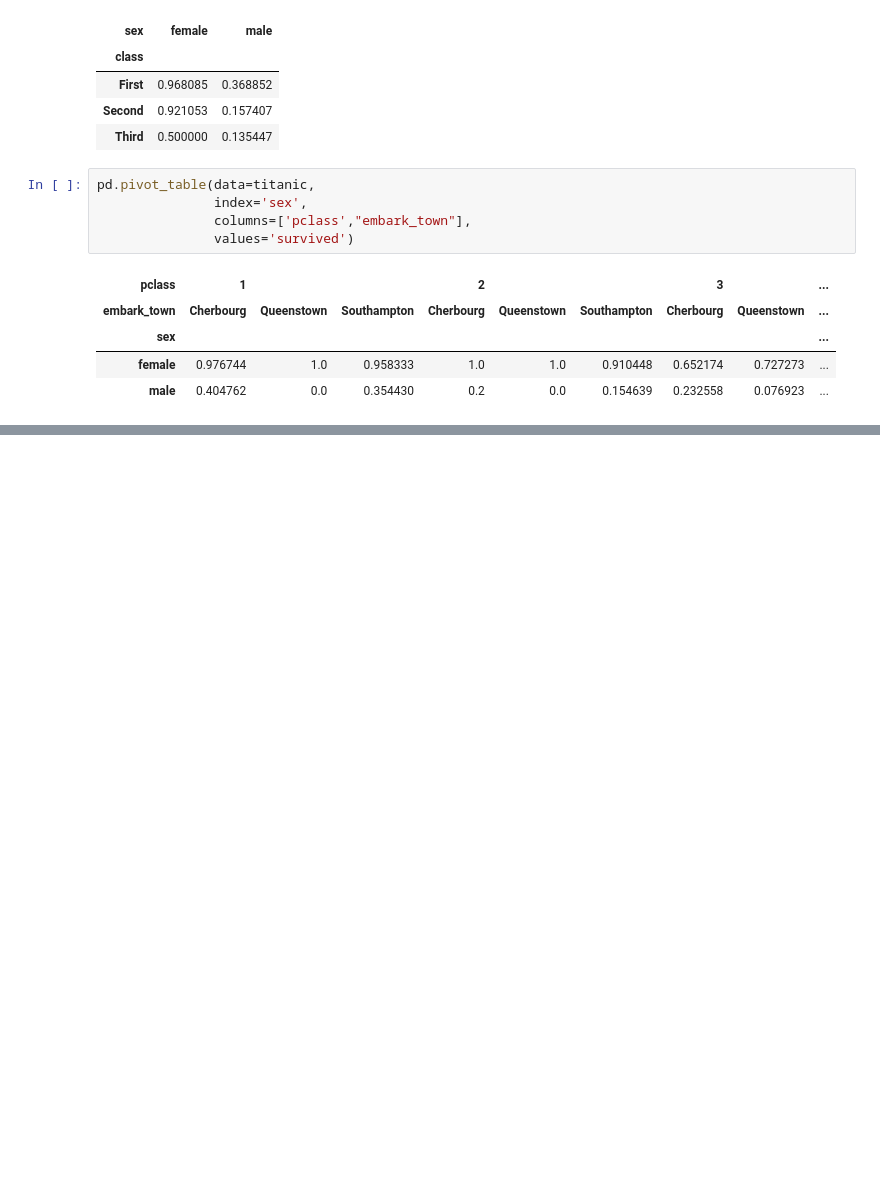
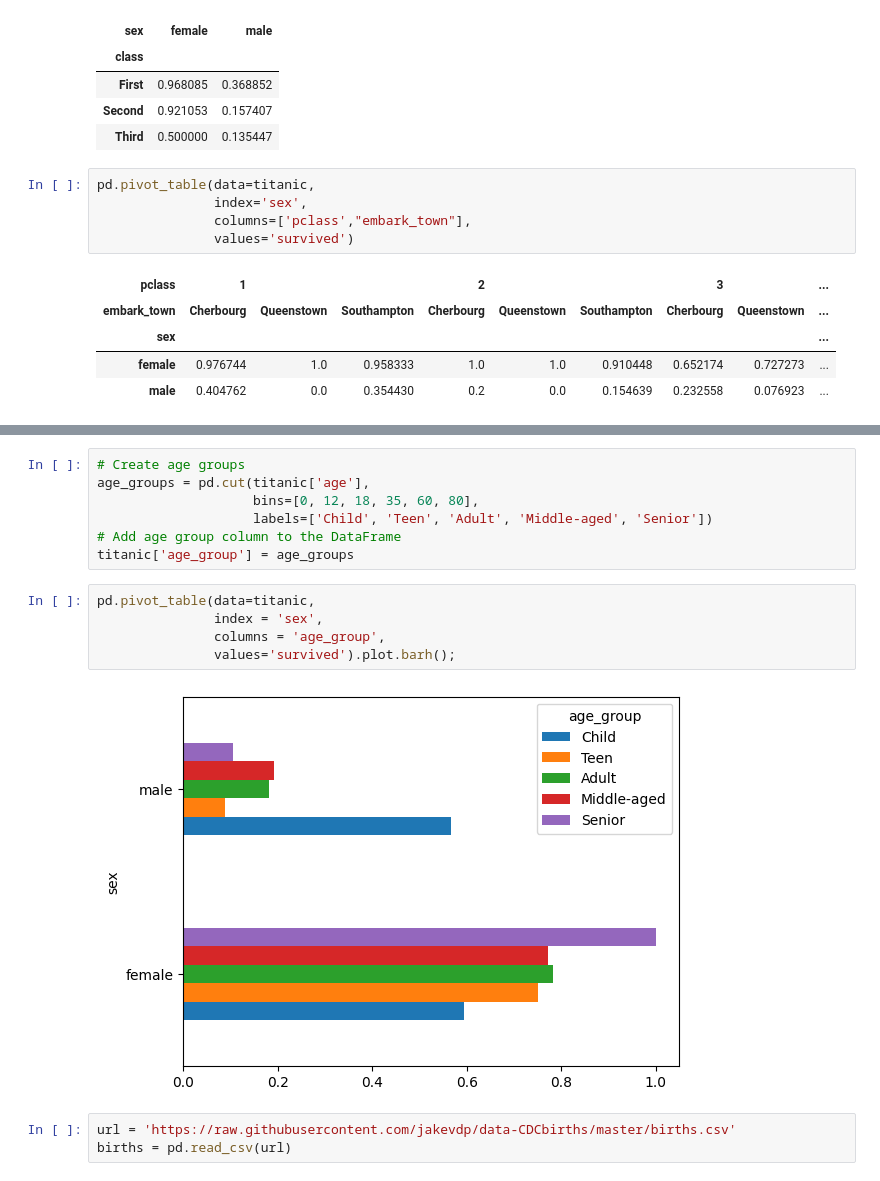
Before and after one commit to ntlong81/Finacial_bigdata_analysis_BFT64, a Jupyter notebook: Lecture_10.ipynb, the cells around one changed output, grey strips where cells are left out. Saved outputs shown, nothing was run; the diff lists cells and outputs as text; blank space fills up the shorter version.

```diff
--- a/Lecture_10.ipynb
+++ b/Lecture_10.ipynb
@@ -270,0 +300,17 @@ pd.pivot_table(data=titanic,
+# %%
+# Create age groups
+age_groups = pd.cut(titanic['age'],
+                    bins=[0, 12, 18, 35, 60, 80],
+                    labels=['Child', 'Teen', 'Adult', 'Middle-aged', 'Senior'])
+# Add age group column to the DataFrame
+titanic['age_group'] = age_groups
+# %%
+pd.pivot_table(data=titanic,
+               index = 'sex',
+               columns = 'age_group',
+               values='survived').plot.barh();
+# %% [output]
+[figure, added]
+# %%
+url = 'https://raw.githubusercontent.com/jakevdp/data-CDCbirths/master/births.csv'
+births = pd.read_csv(url)
```
Also changed, not shown: parts of 7 cells of this notebook.
